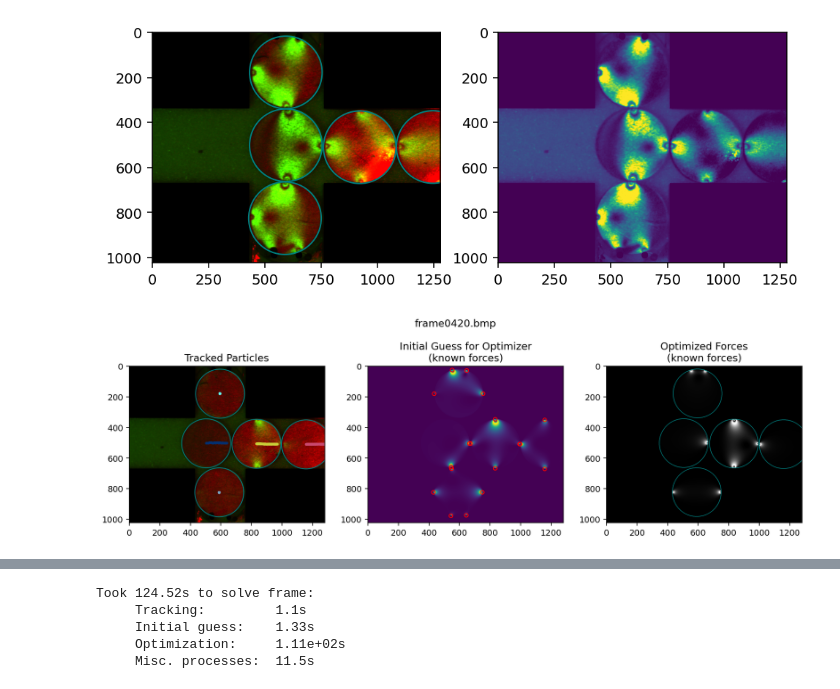
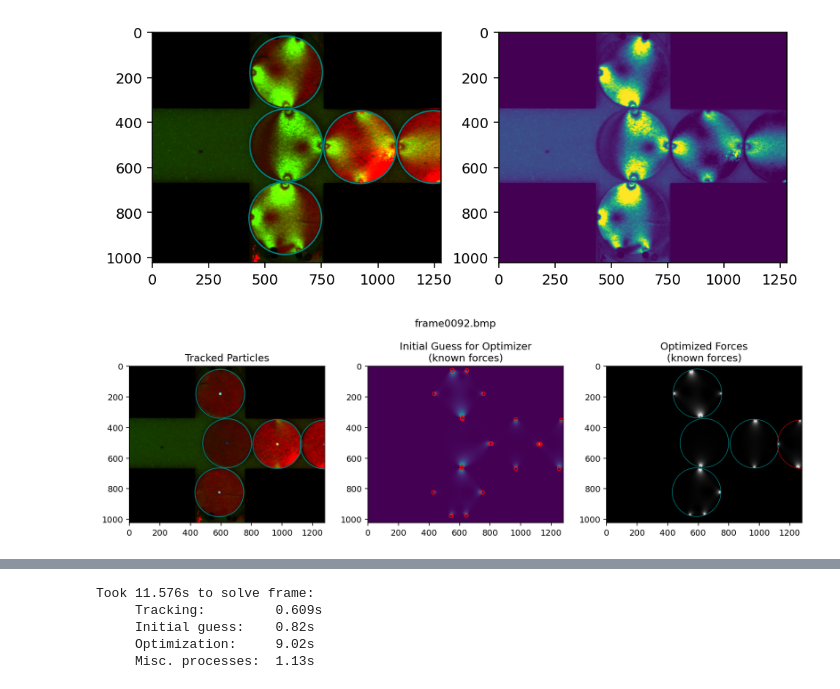
Before and after one commit to Jfeatherstone/SpaceJam, a Jupyter notebook: ForceSolving.ipynb, the cells around one changed output, grey strips where cells are left out. Drawn from its saved outputs; the diff is of its cells as text; code cells hidden in the pictures.

```diff
--- a/ForceSolving.ipynb
+++ b/ForceSolving.ipynb
@@ -10,14 +10,14 @@ from PIL import Image, ImageDraw
 
 # My custom library of photoelastic tools
 import sys
-sys.path.append('/eno/jdfeathe/pepe/')
-
+#sys.path.append('/eno/jdfeathe/pepe/')
+sys.path.append('/home/jack//workspaces/jupyter-workspace/pepe/')
 from pepe.preprocess import crossMask, checkImageType, circularMask, lightCorrectionDiff, rectMask, mergeMasks
 
 from pepe.analysis import initialForceSolve, forceOptimize
 from pepe.tracking import houghCircle, convCircle
 from pepe.simulate import genSyntheticResponse
-from pepe.utils import preserveOrderArgsort
+from pepe.utils import preserveOrderArgsort, rectangularizeForceArrays
 from pepe.auto import forceSolve
 
 import progressbar
@@ -25,8 +25,10 @@ import progressbar
 import matplotlib.pyplot as plt
 plt.rcParams['figure.dpi'] = 140
 
-rootFolder = '/eno/jdfeathe/DATA/SpaceJam/'
-dataFolder = '/eno/jdfeathe/DATA/SpaceJam/2022-02-02_Wide/'
+#rootFolder = '/eno/jdfeathe/DATA/SpaceJam/'
+#dataFolder = '/eno/jdfeathe/DATA/SpaceJam/2022-02-02_Wide/'
+rootFolder = '/run/media/jack/Seagate Portable Drive/Research/SpaceJam/'
+dataFolder = '/run/media/jack/Seagate Portable Drive/Research/SpaceJam/2022-02-02_Wide/'
 # %%
 # Our radius that we will be identifying particles with
 guessRadius = 160
@@ -96,28 +98,28 @@ plt.show()
 # %% [output]
 [figure]
 # %%
-optimizationKwargs = {"maxEvals": [250, 20], "method": 'nelder',
+optimizationKwargs = {"maxEvals": [20, 20], "method": 'nelder',
                      "parametersToFit": [['f', 'a'], ['b', 'a']],
-                     "allowRemoveForces": True, "alphaTolerance": /eno/ceobrero.5,
+                     "allowRemoveForces": True, "alphaTolerance": .5,
                      "allowAddForces": True, "minForceThreshold": .02}
 
 forceArr, betaArr, alphaArr, centerArr, radiusArr = forceSolve(dataFolder, guessRadius, fSigma, pxPerMeter,
-                                                        brightfield, maskImage=maskArr, imageStartIndex=90,
+                                                        brightfield, maskImage=maskArr, imageStartIndex=90, imageEndIndex=92,
                                                         debug=True, optimizationKwargs=optimizationKwargs, saveMovie=True)
 
-with open('force.pickle', 'wb') as f:
-    pickle.dump(forceArr, f)
+# with open('force.pickle', 'wb') as f:
+#     pickle.dump(forceArr, f)
 
-with open('beta.pickle', 'wb') as f:
-    pickle.dump(betaArr, f)
+# with open('beta.pickle', 'wb') as f:
+#     pickle.dump(betaArr, f)
 
-with open('alpha.pickle', 'wb') as f:
-    pickle.dump(alphaArr, f)
+# with open('alpha.pickle', 'wb') as f:
+#     pickle.dump(alphaArr, f)
 
-with open('centers.pickle', 'wb') as f:
-    pickle.dump(centerArr, f)
+# with open('centers.pickle', 'wb') as f:
+#     pickle.dump(centerArr, f)
 
-with open('radii.pickle', 'wb') as f:
-    pickle.dump(radiusArr, f)
+# with open('radii.pickle', 'wb') as f:
+#     pickle.dump(radiusArr, f)
 # %% [output]
-[figure, old version]
+[figure, new version]
@@ -125,5 +127,5 @@ with open('radii.pickle', 'wb') as f:
-Took 124.52s to solve frame:
-     Tracking:         1.1s
-     Initial guess:    1.33s
-     Optimization:     1.11e+02s
-     Misc. processes:  11.5s
+Took 11.576s to solve frame:
+     Tracking:         0.609s
+     Initial guess:    0.82s
+     Optimization:     9.02s
+     Misc. processes:  1.13s
```
Also changed, not shown: parts of 6 cells of this notebook, 6 other files.
